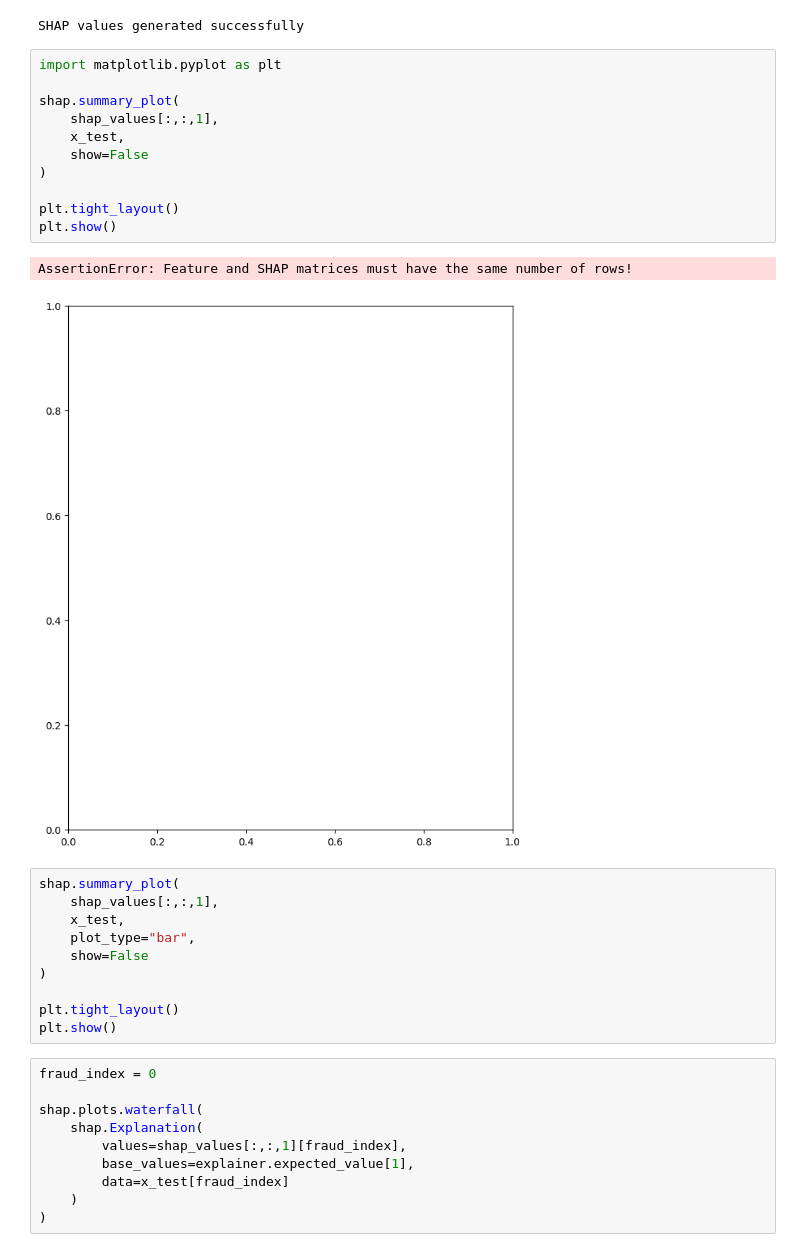
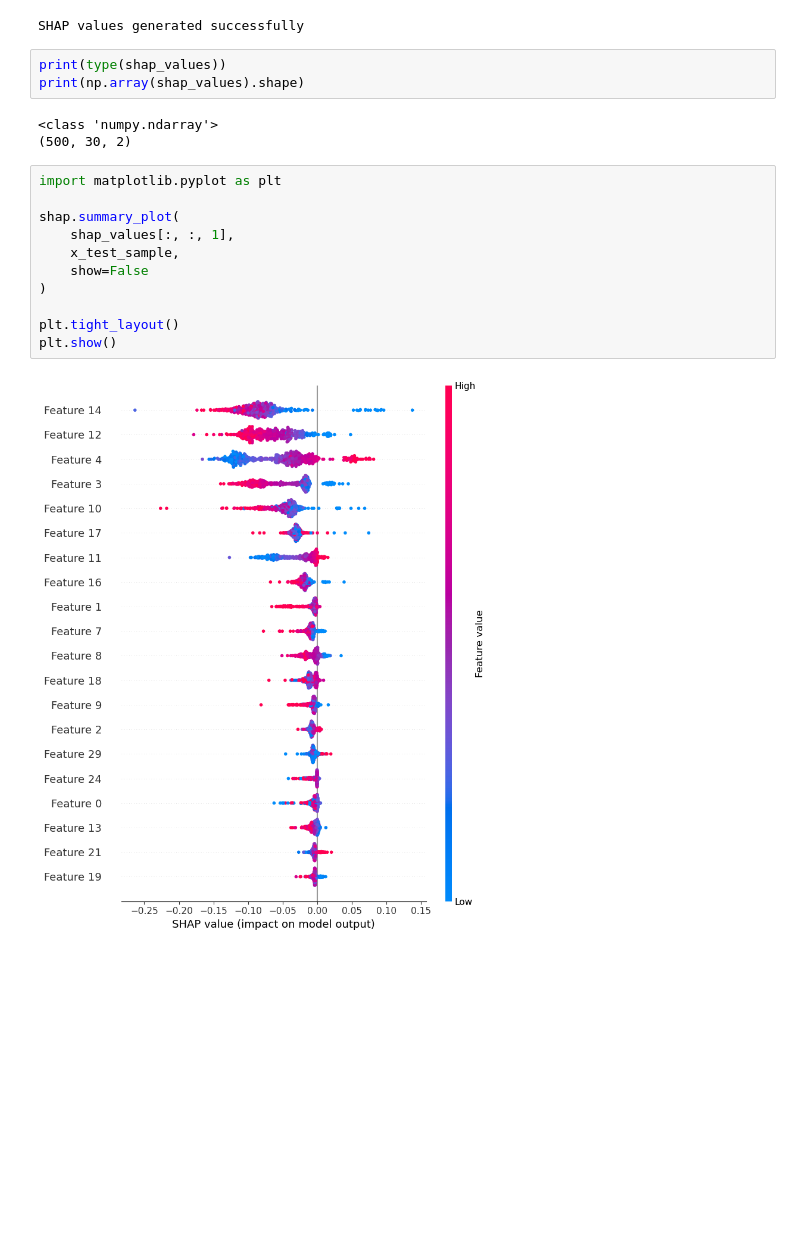
Before and after one commit to AbhishekPurbey02/fraud-detection-ml-system, a Jupyter notebook: notebooks/experiments/Experiment_03_SHAP_Explainability.ipynb, the cells around one changed output. Drawn from its saved outputs; the diff is of its cells as text; blank space fills up the shorter version.

Commit message:
Update the experiment 3 with Shap

```diff
--- a/notebooks/experiments/Experiment_03_SHAP_Explainability.ipynb
+++ b/notebooks/experiments/Experiment_03_SHAP_Explainability.ipynb
@@ -54,37 +54,22 @@ shap_values = explainer.shap_values(x_test_sample)
 print("SHAP values generated successfully")
 # %% [output]
 SHAP values generated successfully
-# %%
-import matplotlib.pyplot as plt
-
-shap.summary_plot(
-    shap_values[:,:,1],
-    x_test,
-    show=False
-)
-
-plt.tight_layout()
-plt.show()
-# %% [output]
-AssertionError: Feature and SHAP matrices must have the same number of rows!
-[figure, removed]
-# %%
-shap.summary_plot(
-    shap_values[:,:,1],
-    x_test,
-    plot_type="bar",
-    show=False
-)
-
-plt.tight_layout()
-plt.show()
-# %%
-fraud_index = 0
-
-shap.plots.waterfall(
-    shap.Explanation(
-        values=shap_values[:,:,1][fraud_index],
-        base_values=explainer.expected_value[1],
-        data=x_test[fraud_index]
-    )
-)
+# %%
+print(type(shap_values))
+print(np.array(shap_values).shape)
+# %% [output]
+<class 'numpy.ndarray'>
+(500, 30, 2)
+# %%
+import matplotlib.pyplot as plt
+
+shap.summary_plot(
+    shap_values[:, :, 1],
+    x_test_sample,
+    show=False
+)
+
+plt.tight_layout()
+plt.show()
+# %% [output]
+[figure, added]
```
Also changed, not shown: parts of 2 cells of this notebook.
